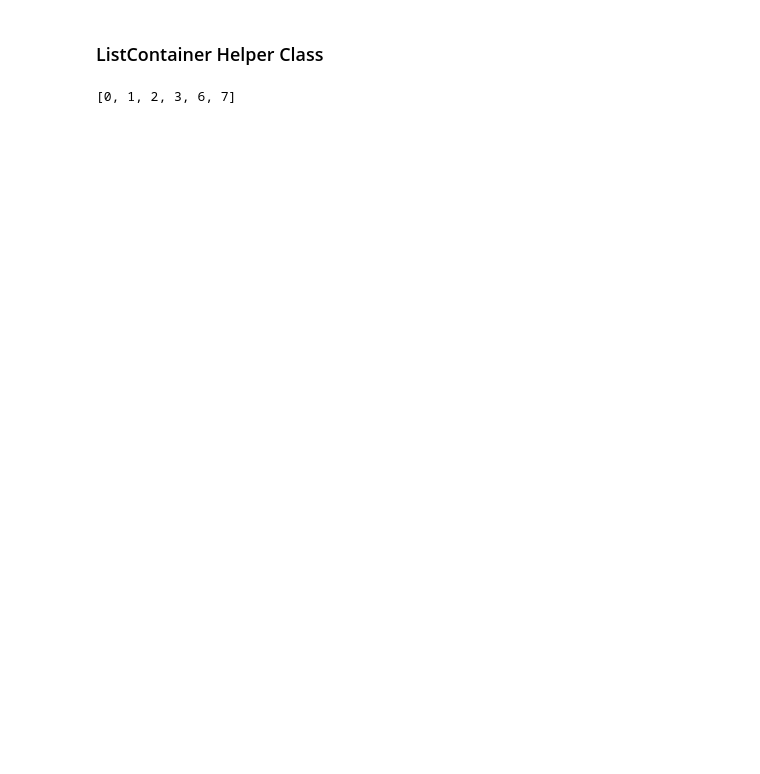
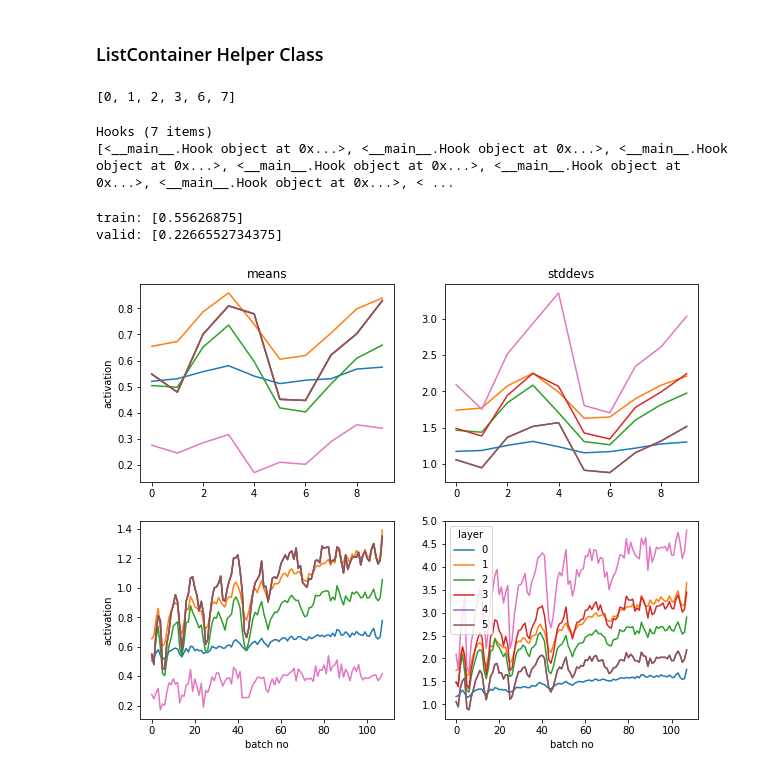
Before and after one commit to alex-koziell/AI-Abstraction, a Jupyter notebook: python/notebooks/09_Hooks.ipynb, the cells around one changed output. Drawn from its saved outputs; the diff is of its cells as text; code cells hidden in the pictures; blank space fills up the shorter version.

Commit message:
Hooks class and activation mean, stddev plots.

```diff
--- a/python/notebooks/09_Hooks.ipynb
+++ b/python/notebooks/09_Hooks.ipynb
@@ -138,3 +141,41 @@ lc = ListContainer(range(100))
 lc[[True]*4 + [False]*2 + [True]*2 + [False]*92]
 # %% [output]
 [0, 1, 2, 3, 6, 7]
+# %%
+#--export--#
+class Hooks(ListContainer):
+    def __init__(self, ms, f): super().__init__([Hook(m, f) for m in ms])
+    def __enter__(self, *args): return self
+    def __exit__(self, *args): self.remove()
+    def __del__(self): self.remove()
+
+    def __delitem__(self, i):
+        self[i].remove()
+        super().__delitem__(self, i)
+
+    def remove(self):
+        for h in self: h.remove()
+# %%
+hooks = Hooks(model, append_stats)
+hooks
+# %% [output]
+Hooks (7 items)
+[<__main__.Hook object at 0x...>, <__main__.Hook object at 0x...>, <__main__.Hook object at 0x...>, <__main__.Hook object at 0x...>, <__main__.Hook object at 0x...>, <__main__.Hook object at 0x...>, < ...
+# %%
+hooks.remove()
+# %%
+with Hooks(model, append_stats) as hooks:
+    job.fit(1, model_w)
+    fig, ax = plt.subplots(2, 2, figsize=(10, 8))
+    for h in hooks:
+        means, stds = h.stats
+        ax[0,0].plot(means[:10]); ax[0,1].plot(stds[:10])
+        ax[1,0].plot(means); ax[1,1].plot(stds)
+        ax[0,0].set_title('means'); ax[0,1].set_title('stddevs')
+        for a in ax[1]: a.set_xlabel('batch no')
+        for a in ax[:, 0]: a.set_ylabel('activation')
+        plt.legend(range(6), title='layer')
+# %% [output]
+train: [0.55626875]
+valid: [0.2266552734375]
+[figure, added]
```
Also changed, not shown: parts of 9 cells of this notebook, 1 other file.
